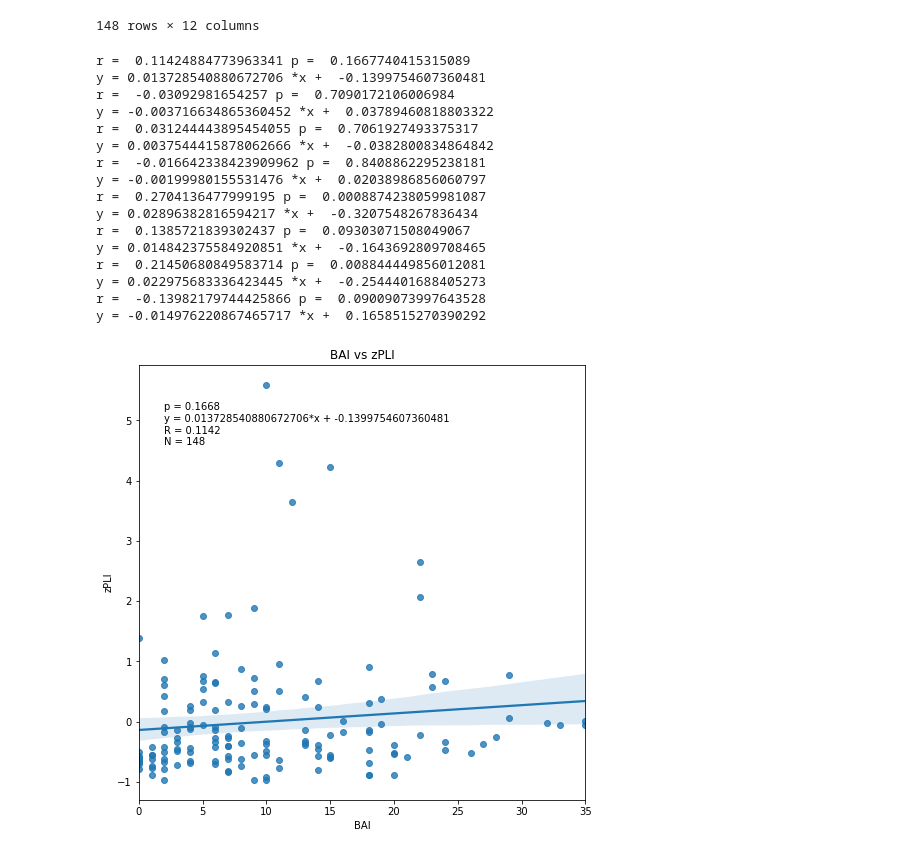
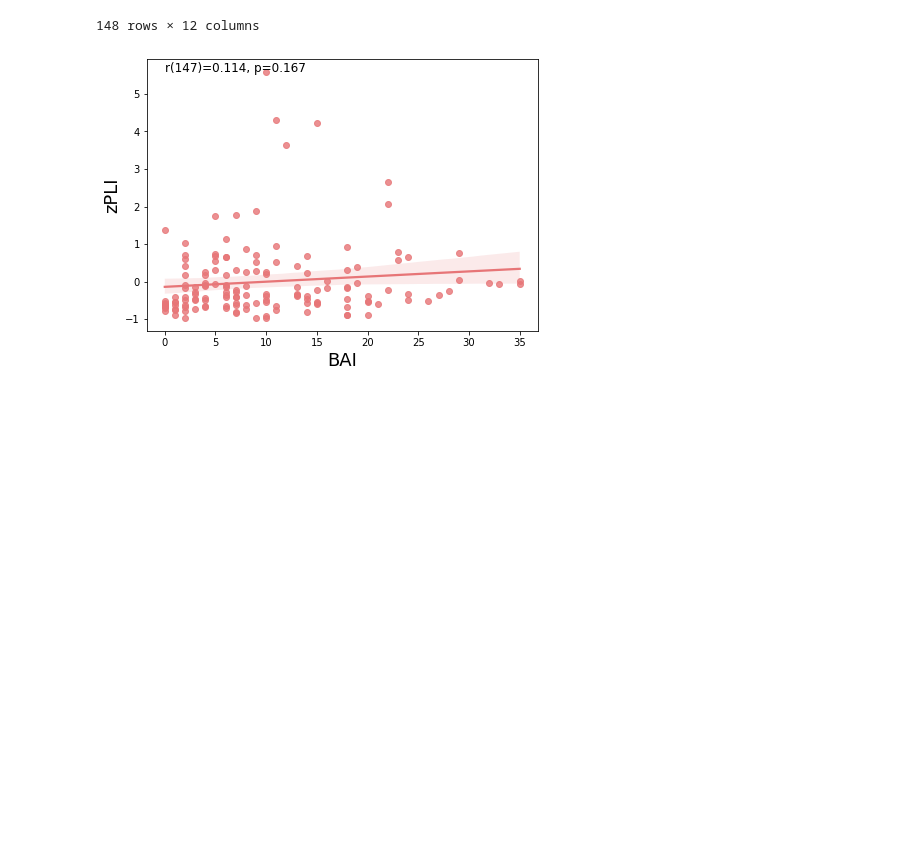
Before and after one commit to NoaHerz/Mental_health, a Jupyter notebook: MH_intrusion.ipynb, the cells around one changed output. Saved outputs shown, nothing was run; the diff lists cells and outputs as text; code cells hidden in the pictures; blank space fills up the shorter version.

Commit message:
adjusting visibility of graphs

```diff
--- a/MH_intrusion.ipynb
+++ b/MH_intrusion.ipynb
@@ -10,8 +10,8 @@ sites = ['Dartmouth', 'Jefferson','Emory', 'UTSW']
 sel_sub = pd.DataFrame([])
 subs = []
 for site in sites:
-    #df = pd.read_excel(r'./' + site + '_neuropsych.xlsx',engine="openpyxl")
-    df = pd.read_excel(r'./' + site + '_neuropsych.xlsx')
+    df = pd.read_excel(r'./' + site + '_neuropsych.xlsx',engine="openpyxl")
+#     df = pd.read_excel(r'./' + site + '_neuropsych.xlsx')
     for i in df.index:
         #gap = df.iloc[i]['Time between report and implant (days)']
         BDI = df.iloc[i]['BDI']
@@ -255,0 +266,23 @@ Text(0, 0.5, 'Number of PL intrusions')
+# %%
+colors=['#AFDDD5','#E77577']
+
+mean_low=FR_sum_df_low['average PLIs']
+sem_low=FR_sum_df_low['sem PLIs']
+mean_high=FR_sum_df_high['average PLIs']
+sem_high=FR_sum_df_high['sem PLIs']
+
+
+# fig=plt.figure(figsize=(5,4.5));#ax=plt.subplot(121)
+plt.plot(range(0,len(mean_low)),mean_low,linewidth=2,color=colors[0])
+plt.fill_between(range(0,len(mean_low)),mean_low-sem_low,mean_low+sem_low,color=colors[0],alpha=0.2)
+plt.plot(range(0,len(mean_high)),mean_high,linewidth=2,color=colors[1])
+plt.fill_between(range(0,len(mean_high)),mean_high-sem_high,mean_high+sem_high,color=colors[1],alpha=0.2)
+
+plt.legend(('Low BDI','High BDI'),loc='upper left',edgecolor="None")
+plt.xlabel('List number',fontsize=18)
+plt.ylabel("PLI's rate",fontsize=18)
+plt.gca().spines['right'].set_color('none')
+plt.gca().spines['left'].set_color('k')
+plt.gca().spines['top'].set_color('none')
+plt.gca().spines['bottom'].set_color('k')
+# plt.grid(b=None)
@@ -502,55 +537,40 @@ exp = 'both'
 for xi in xs:
     for yi in ys:
  #'Average correct recalls'/'average ints'
         if exp == 'FR1':
             sel_df = FR_avg_df
         elif exp == 'catFR1':
             sel_df = catFR_avg_df
         elif exp == 'both':
             sel_df = full_df
 
         x = sel_df[xi]
         y = sel_df[yi]
         n = len(sel_df)
 
         coef = np.polyfit(x, y, 1)
         poly1d_fn = np.poly1d(coef)
         grad, inter, r, p, std_err = stats.linregress(x, y)
 
-        plt.figure(figsize=(8, 8))
+        plt.figure(figsize=(7, 5))
         # plt.scatter(x, y)
         # plt.plot(x, poly1d_fn(x), '--k')
         # max_x = round(x.max(axis = 0) + 5, 5)
         # max_y = round(y.max(axis = 0) + 5, 5)
         # plt.xticks(np.arange(0, max_x, 5))
         # plt.yticks(np.arange(0, max_y, 10))
-        # plt.xlabel(xi)
-        # plt.ylabel(yi)
-        print('r = ',r, 'p = ', p)
-        print('y =', grad, '*x + ', inter)
-        plt.text(x.min()+2, y.max()-1, f"p = " + str(round(p, 4)) + '\n' + "y = " + str(grad) + "*x + " + str(inter) + '\n' + 'R = ' + str(round(r, 4)) + '\n' + 'N = ' + str(n))
-        g = sb.regplot(data = df_filter, x=x, y=y)
-        plt.title(xi + ' vs ' + yi)
+        plt.xlabel(xi,fontsize=18)
+        plt.ylabel(yi,fontsize=18)
+#         print('r = ',r, 'p = ', p)
+#         print('y =', grad, '*x + ', inter)
+#         plt.text(x.min()+2, y.max()-1, f"p = " + str(round(p, 4)) + '\n' + "y = " + str(grad) + "*x + " + str(inter) + '\n' + 'R = ' + str(round(r, 4)) + '\n' + 'N = ' + str(n))
+        plt.text(x.min(), y.max(), 'r(%.0f)=%.3f, p=%.3f '%(len(x)-1,r,p),fontsize=12)
+        g = sb.regplot(data = df_filter, x=x, y=y,color=colors[1])
+#         plt.title(xi + ' vs ' + yi)
         #plt.savefig(xi +' vs '+ yi + '.pdf')
         # ax.set_xlim(0, 25)
         # ax.set_xticks(range(0,25), 5)
         #add error bars, combine FR/pyFR, catFR separate, check out Courier
         #remove 5s and 4 intrusion criteria
 # %% [output]
-r =  0.11424884773963341 p =  0.1667740415315089
-y = 0.013728540880672706 *x +  -0.1399754607360481
-r =  -0.03092981654257 p =  0.7090172106006984
-y = -0.003716634865360452 *x +  0.03789460818803322
-r =  0.031244443895454055 p =  0.7061927493375317
-y = 0.0037544415878062666 *x +  -0.0382800834864842
-r =  -0.016642338423909962 p =  0.8408862295238181
-y = -0.00199980155531476 *x +  0.02038986856060797
-r =  0.2704136477999195 p =  0.0008874238059981087
-y = 0.02896382816594217 *x +  -0.3207548267836434
-r =  0.1385721839302437 p =  0.09303071508049067
-y = 0.014842375584920851 *x +  -0.1643692809708465
-r =  0.21450680849583714 p =  0.008844449856012081
-y = 0.022975683336423445 *x +  -0.2544401688405273
-r =  -0.13982179744425866 p =  0.09009073997643528
-y = -0.014976220867465717 *x +  0.1658515270390292
-[figure, old version]
+[figure, new version]
```
Also changed, not shown: parts of 5 cells of this notebook.
